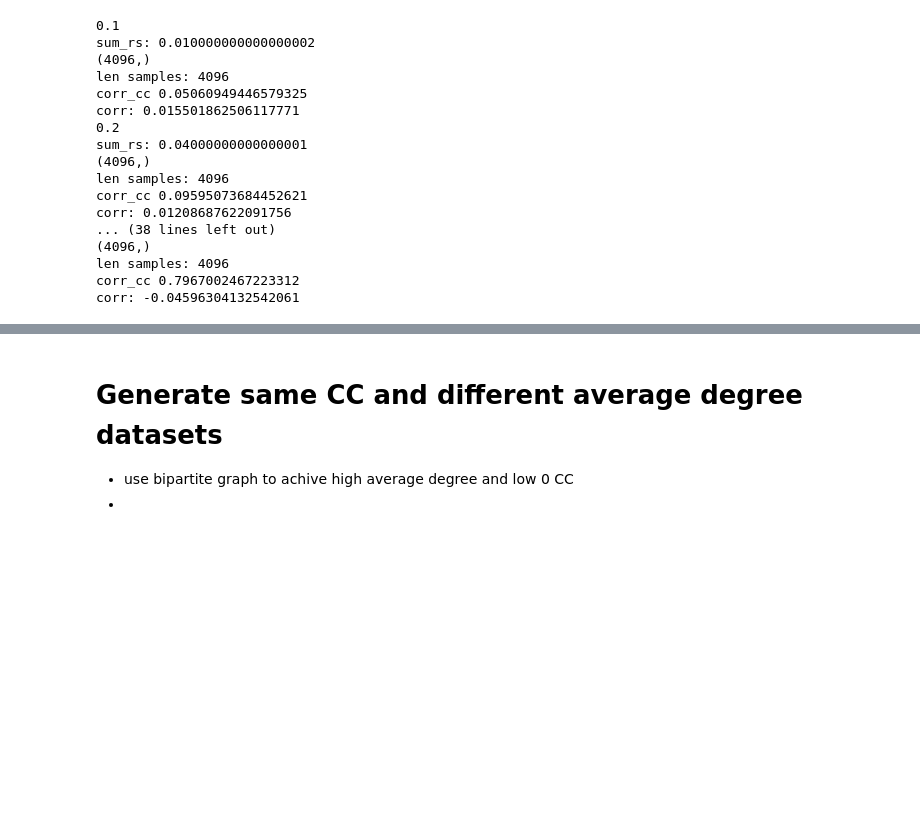
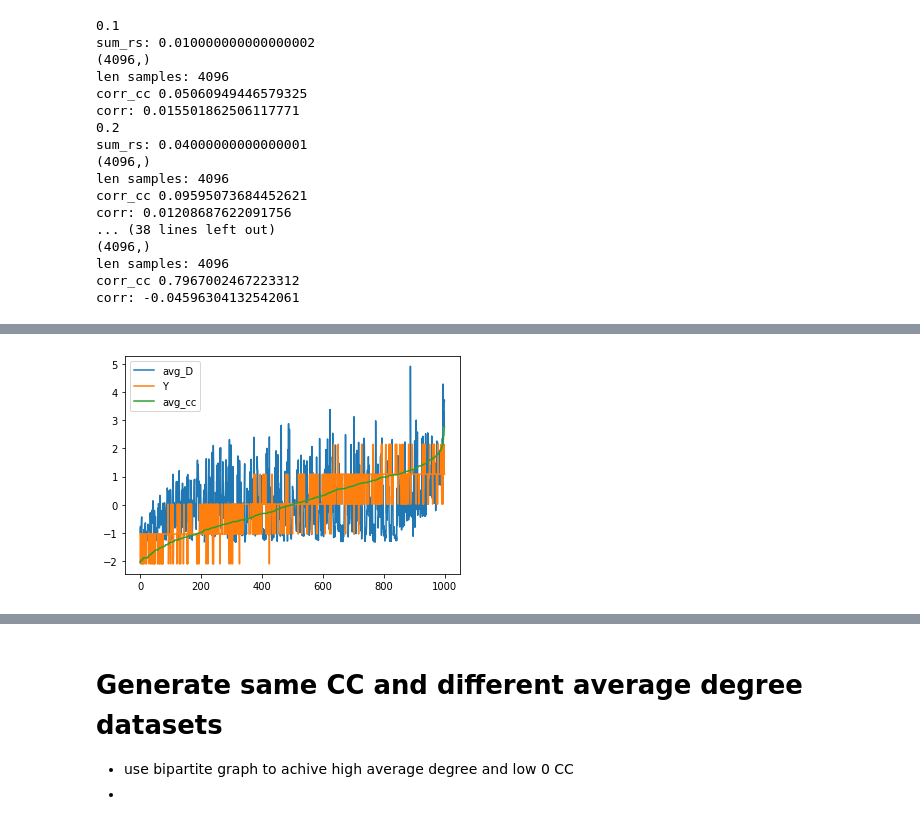
Before and after one commit to ICLab4DL/GNNBenchEffectiveness, a Jupyter notebook: dataset_utils/synthetic_dataset.ipynb, the cells around one changed output, grey strips where cells are left out. Drawn from its saved outputs; the diff is of its cells as text; code cells hidden in the pictures; blank space fills up the shorter version.

```diff
--- a/dataset_utils/synthetic_dataset.ipynb
+++ b/dataset_utils/synthetic_dataset.ipynb
@@ -896,7 +923,10 @@ corr: -0.04596304132542061
 
 # load and check the correlation:
 
-d3 = load_datasets('DATA/syn_cc_0.3_class5.pkl')
-d7 = load_datasets('DATA/syn_cc_0.7_class5.pkl')
-d8 = load_datasets('DATA/syn_cc_0.8_class5.pkl')
-d9 = load_datasets('DATA/syn_cc_0.9_class5.pkl')
+# d3 = load_datasets('DATA/syn_cc_0.3_class5.pkl')
+# d7 = load_datasets('DATA/syn_cc_0.7_class5.pkl')
+# d8 = load_datasets('DATA/syn_cc_0.8_class5.pkl')
+# d9 = load_datasets('DATA/syn_cc_0.9_class5.pkl')
+# d9 = load_datasets('/li_zhengdao/github/GenerativeGNN/DATA/syn_cc_0.9_class5.pkl')
+# d9 = load_datasets('/li_zhengdao/github/GenerativeGNN/syn_test_syn_0.9_class5.pkl')
+d9 = load_datasets('/li_zhengdao/github/GenerativeGNN/dataset_utils/DATA/syn_test_syn_0.9_class5.pkl')
@@ -908,6 +1005,11 @@ print(len(d7))
 # check the correaltion of average degree and Y:
 # transform the pyg data to networkx graph:
 # import torch_utils
+import numpy as np
+from sklearn import datasets, svm
+from sklearn.model_selection import train_test_split
+from sklearn.metrics import accuracy_score
+# from sklearn.preprocessing import StandardScaler
 
 import torch_geometric.utils as torch_utils
 # import node_feature_utils as node_feature_utils
@@ -928,19 +1030,92 @@ def check_corrs(dd):
             adj = torch_utils.to_dense_adj(d.edge_index).numpy()[0]
         adjs.append(adj)
 
+    # use mlp to train:
+    # import pickle as pk
+    # ccpath = '/li_zhengdao/github/GenerativeGNN/DATA/syn_cc/processed/graphwise_syn_cc_0.9_class5_add_avg_cc.pkl'
+
+    # with open(ccpath, 'rb') as f:
+    #     cc = pk.load(f)
+    #     print(len(cc))
+    #     print(cc[4000])
+
+
+    # cc = normalize(cc, along_axis=-1)
+
+
     avg_d = [graph_avg_degree(adj=adj) for adj in adjs]
     Y = [d.y.numpy().squeeze() for d in dd]
 
     avg_CC =[node_cc_avg_feature(adj=adj) for adj in adjs]
 
-    corr_avg_degree, _ = pearsonr(np.array(avg_d).squeeze(), np.array([d.y.numpy().squeeze() for d in dd]).squeeze())
-    corr_avg_cc, _ = pearsonr(np.array(avg_CC).squeeze(), np.array([d.y.numpy().squeeze() for d in dd]).squeeze())
+    # avg_CC = cc
+    # ccddyy = list(zip(avg_CC, dd, Y))
+    # np.random.shuffle(ccddyy)
+
+    # avg_CC = [cc[0] for cc in ccddyy]
+    # dd = [cc[1] for cc in ccddyy]
+    # Y = [cc[2] for cc in ccddyy]
+
+    avg_D = np.array(avg_d).squeeze()
+    Y_arr = np.array([d.y.numpy().squeeze() for d in dd]).squeeze()
+    avg_CC = np.array(avg_CC).squeeze()
+    corr_avg_degree, _ = pearsonr(avg_D, Y_arr)
+    corr_avg_cc, _ = pearsonr(avg_CC, Y_arr)
+
+    # use spearman correlation:
+
+    from scipy import stats
+    from minepy import pstats, cstats
+
+    # Assuming you have your linear regression model's predictions (y_pred) and ground truth Y (y_true)
+    # Calculate Spearman correlation coefficient and p-value
+
+    spearman_corr, p_value = stats.spearmanr(avg_D, Y_arr)
+    print(f"Spearman correlation coefficient: {spearman_corr:.4f}")
+    spearman_corr, p_value = stats.spearmanr(np.array(avg_CC).squeeze(), Y_arr)
+    print(f"Spearman correlation coefficient: {spearman_corr:.4f}")
+    print(f"P-value: {p_value:.6f}")
+
 
     print('Y set num: ', np.unique(Y))
     print('corr_avg_degree: ', corr_avg_degree)
     print('corr_avg_cc: ', corr_avg_cc)
 
-check_corrs(d7)
-check_corrs(d8)
+    X = avg_CC.reshape(-1, 1)
+    # X = avg_D.reshape(-1, 1)
+    y = Y
+    # scaler = StandardScaler()
+    # X = scaler.fit_transform(X)
+
+    # Split the data into a training set and a test set
+    X_train, X_test, y_train, y_test = train_test_split(X, y, test_size=0.2, random_state=42)
+
+    # Create a SVM classifier
+    clf = svm.SVC()
+
+    # Train the model using the training sets
+    clf.fit(X_train, y_train)
+
+    # Predict the response for test dataset
+    y_pred = clf.predict(X_test)
+
+    # Model Accuracy
+    print("Accuracy:", accuracy_score(y_test, y_pred))
+
+    # plot avg degree and Y:
+    plt.figure()
+    # sort avg_D
+    avg_CC = np.array(avg_CC).squeeze()
+    idx = np.argsort(avg_CC)
+
+    plt.plot(normalize(avg_D[idx].reshape(-1, 1))[0].squeeze(), label='avg_D')
+    plt.plot(normalize(Y_arr[idx].reshape(-1, 1))[0].squeeze(), label='Y')
+    plt.plot(normalize(avg_CC[idx].reshape(-1, 1))[0].squeeze(), label='avg_cc')
+    # plt.ylim([-2, 2])
+    plt.legend()
+    plt.show()
+
+# check_corrs(d7)
+# check_corrs(d8)
 check_corrs(d9)
 # %% [output]
@@ -955,0 +1129 @@ corr_avg_cc:  0.8471557862254255
+[figure, added]
```
Also changed, not shown: parts of 9 cells of this notebook, 1 other file.
